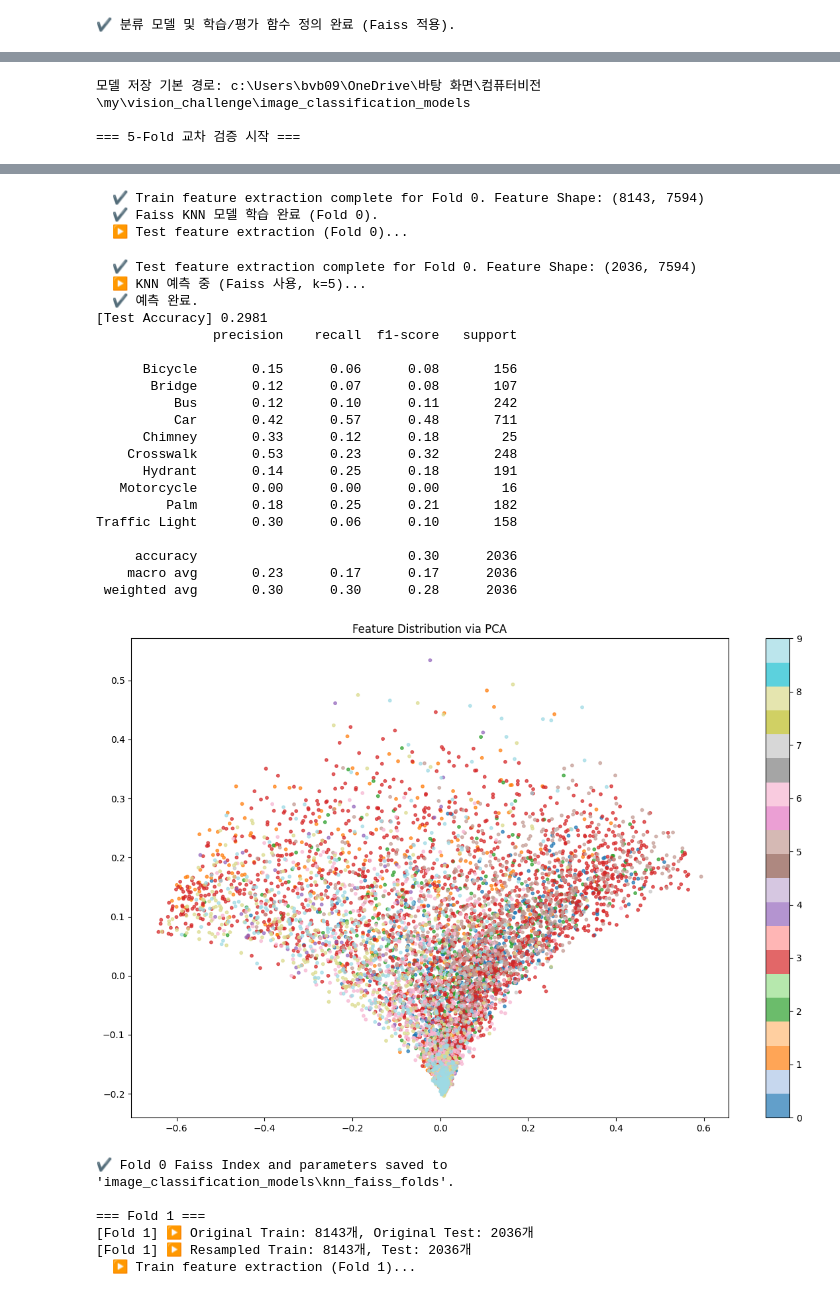
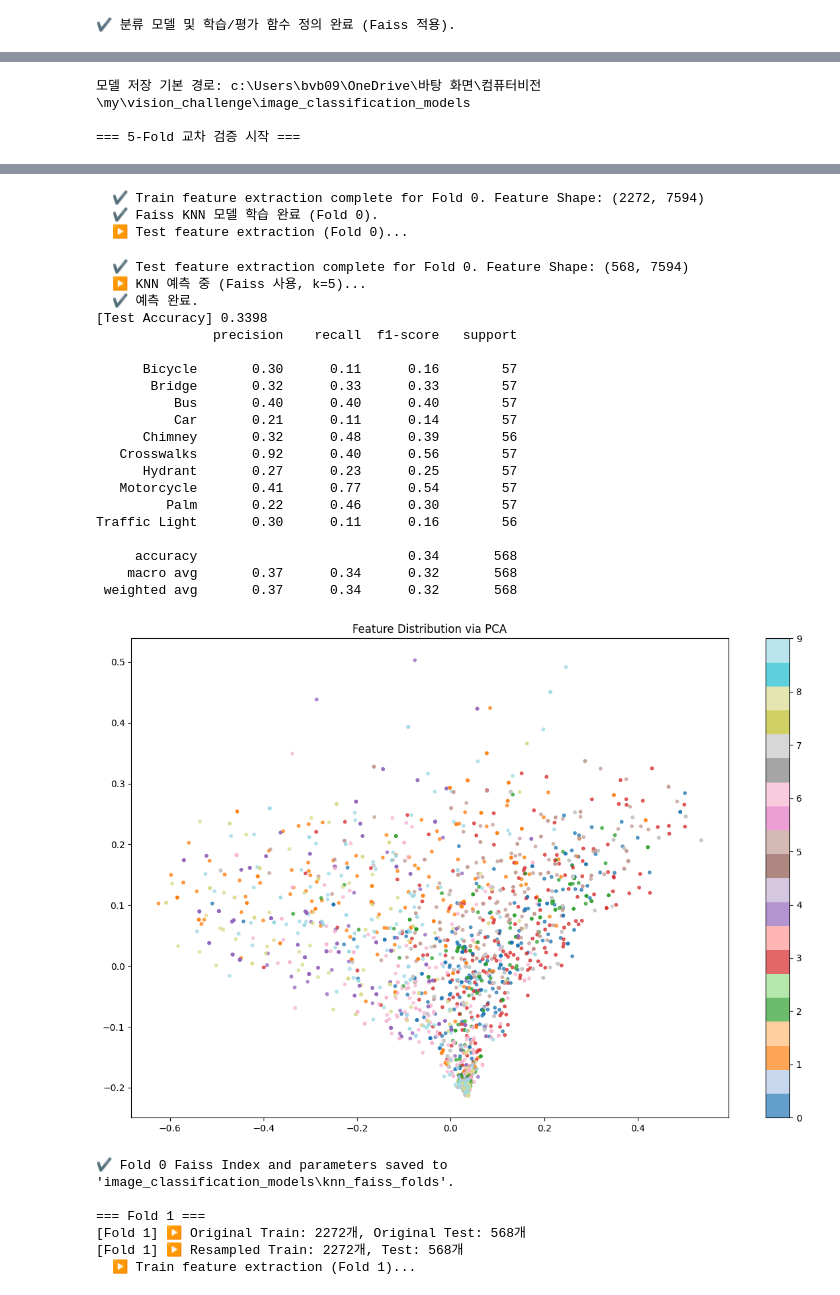
Before and after one commit to youngbin0417/vision_challenge, a Jupyter notebook: hw1_hog.ipynb, the cells around one changed output, grey strips where cells are left out. Saved outputs shown, nothing was run; the diff lists cells and outputs as text; code cells hidden in the pictures.

```diff
--- a/hw1_hog.ipynb
+++ b/hw1_hog.ipynb
@@ -1,6 +1,6 @@
 # %%
 # ==============================================================================
-# 1. 라이브러리 임포트
+#  라이브러리 임포트
 # ==============================================================================
 import numpy as np
 import pandas as pd
@@ -21,12 +21,12 @@ from scipy import ndimage
 
 # sklearn
 from sklearn.model_selection import StratifiedKFold
-from sklearn.neighbors import KNeighborsClassifier # 사용하지는 않지만 임포트 유지
+from sklearn.neighbors import KNeighborsClassifier
 from sklearn.metrics import accuracy_score, precision_score, recall_score, classification_report, f1_score
 from sklearn.preprocessing import LabelEncoder,normalize
-from sklearn.metrics import pairwise_distances
-
-from imblearn.over_sampling import RandomOverSampler
+from sklearn.metrics import pairwise_distances, silhouette_score
+from sklearn.cluster import MiniBatchKMeans
+from sklearn.decomposition import PCA
 
 
 # joblib (병렬 처리를 위해)
@@ -35,8 +35,17 @@ from joblib import Parallel, delayed
 # faiss (KNN 가속화를 위해)
 import faiss
 
+# 데이터 관련
+from imblearn.over_sampling import RandomOverSampler
+import seaborn as sns
+import matplotlib.pyplot as plt
+
 # Ensemble
 from Ensemble import EnsembleFaissKNN
+
+#DATASET_BASE_PATH = "C:/Users/bvb09/.cache/kagglehub/datasets/cry2003/google-recaptcha-v2-images/versions/1/"
+DATASET_BASE_PATH = "C:/Users/bvb09/.cache/kagglehub/datasets/refined/test-dataset/versions/1/Google_Recaptcha_V2_Images_Dataset"
+
 print("✔ 모든 라이브러리 임포트 완료!")
 # %% [output]
 ✔ 모든 라이브러리 임포트 완료!
@@ -123,6 +99,6 @@ plt.show()
 # %%
 # ==============================================================================
-# 3. 이미지 전처리 함수 (Colab 버전과 동일)
+#  이미지 전처리 함수
 # ==============================================================================
 
 # 대비 스트레칭
@@ -146,6 +122,9 @@ def remove_noise(image):
     denoised_image = denoise_bilateral(image, sigma_color=0.05, sigma_spatial=15, channel_axis=None)
     return img_as_ubyte(denoised_image)
 
+def gaussian(image):
+    return cv2.GaussianBlur(image, ksize=(3, 3), sigmaX=1)
+
 # 엣지 검출 (Canny)
 def edge_detection(image_gray, low_threshold=30, high_threshold=200, aperture_size=3):
     if image_gray.dtype != np.uint8:
@@ -160,8 +139,9 @@ def sharpen_image(image_gray, low_threshold=50, high_threshold=150, amount=1.0):
     return np.clip(sharpened, 0, 255).astype(np.uint8)
 
 # 전처리 함수
-def preprocess_image(img, sigma=1.0):
+def preprocess_image(img):
     img = to_grayscale(img)
+    img = gaussian(img)
     img = contrast_stretch(img)
     img = edge_detection(img)
     return img
@@ -407,12 +406,12 @@ print("✔ SIFT 시각 단어 사전 구축 완료.")
 ✔ SIFT 시각 단어 사전 구축 완료.
 # %%
 # ==============================================================================
-# 6. 5-Fold 교차 검증 루프 및 모델 저장 (수정됨: 오버샘플링 위치 변경)
+#  5-Fold 교차 검증 루프 및 모델 저장
 # ==============================================================================
 accuracies = []
 precisions = []
 recalls = []
-f1_scores = [] # F1-score 추가
+f1_scores = []
 
 # 모델 저장 경로 설정 (사용자 로컬 PC 내)
 # 현재 스크립트가 실행되는 폴더 내에 'image_classification_models' 폴더 생성
@@ -423,13 +422,13 @@ print(f"모델 저장 기본 경로: {os.path.abspath(MODEL_SAVE_BASE_DIR)}")
 
 print("\n=== 5-Fold 교차 검증 시작 ===")
 # 중요한 변경: skf.split은 이제 리샘플링되지 않은 원본 images_df를 기준으로 인덱스를 분할합니다.
-for i, (train_index, test_index) in tqdm(enumerate(skf.split(images_df, images_df['label_encoded'])), # images_df_resampled -> images_df로 변경
+for i, (train_index, test_index) in tqdm(enumerate(skf.split(images_df_resampled, images_df_resampled['label_encoded'])), # images_df_resampled -> images_df로 변경
                                          total=skf.get_n_splits(), desc="Processing Folds"):
     # 원본 데이터프레임에서 train/test 데이터 분리
-    X_train_original = images_df.iloc[train_index]['image_data'].values
-    y_train_original = images_df.iloc[train_index]['label_encoded'].values
-    X_test_original = images_df.iloc[test_index]['image_data'].values
-    y_test_original = images_df.iloc[test_index]['label_encoded'].values
+    X_train_original = images_df_resampled.iloc[train_index]['image_data'].values
+    y_train_original = images_df_resampled.iloc[train_index]['label_encoded'].values
+    X_test_original = images_df_resampled.iloc[test_index]['image_data'].values
+    y_test_original = images_df_resampled.iloc[test_index]['label_encoded'].values
 
     print(f"\n=== Fold {i} ===")
     print(f"[Fold {i}] ▶ Original Train: {len(X_train_original)}개, Original Test: {len(X_test_original)}개")
@@ -537,31 +536,31 @@ print(f"F1-Score : {np.mean(f1_scores):.4f} ± {np.std(f1_scores):.4f}") # F1-sc
   ▶ Train feature extraction (Fold 0)...
-  ✔ Train feature extraction complete for Fold 0. Feature Shape: (8143, 7594)
+  ✔ Train feature extraction complete for Fold 0. Feature Shape: (2272, 7594)
   ✔ Faiss KNN 모델 학습 완료 (Fold 0).
   ▶ Test feature extraction (Fold 0)...
-  ✔ Test feature extraction complete for Fold 0. Feature Shape: (2036, 7594)
+  ✔ Test feature extraction complete for Fold 0. Feature Shape: (568, 7594)
   ▶ KNN 예측 중 (Faiss 사용, k=5)...
   ✔ 예측 완료.
-[Test Accuracy] 0.2981
+[Test Accuracy] 0.3398
                precision    recall  f1-score   support
 
-      Bicycle       0.15      0.06      0.08       156
-       Bridge       0.12      0.07      0.08       107
-          Bus       0.12      0.10      0.11       242
-          Car       0.42      0.57      0.48       711
-      Chimney       0.33      0.12      0.18        25
-    Crosswalk       0.53      0.23      0.32       248
-      Hydrant       0.14      0.25      0.18       191
-   Motorcycle       0.00      0.00      0.00        16
-         Palm       0.18      0.25      0.21       182
-Traffic Light       0.30      0.06      0.10       158
+      Bicycle       0.30      0.11      0.16        57
+       Bridge       0.32      0.33      0.33        57
+          Bus       0.40      0.40      0.40        57
+          Car       0.21      0.11      0.14        57
+      Chimney       0.32      0.48      0.39        56
+   Crosswalks       0.92      0.40      0.56        57
+      Hydrant       0.27      0.23      0.25        57
+   Motorcycle       0.41      0.77      0.54        57
+         Palm       0.22      0.46      0.30        57
+Traffic Light       0.30      0.11      0.16        56
 
-     accuracy                           0.30      2036
-    macro avg       0.23      0.17      0.17      2036
- weighted avg       0.30      0.30      0.28      2036
+     accuracy                           0.34       568
+    macro avg       0.37      0.34      0.32       568
+ weighted avg       0.37      0.34      0.32       568
-[figure, old version]
+[figure, new version]
 ✔ Fold 0 Faiss Index and parameters saved to 'image_classification_models\knn_faiss_folds'.
 
 === Fold 1 ===
-[Fold 1] ▶ Original Train: 8143개, Original Test: 2036개
-[Fold 1] ▶ Resampled Train: 8143개, Test: 2036개
+[Fold 1] ▶ Original Train: 2272개, Original Test: 568개
+[Fold 1] ▶ Resampled Train: 2272개, Test: 568개
   ▶ Train feature extraction (Fold 1)...
```
Also changed, not shown: parts of 14 cells of this notebook, 8 other files.
